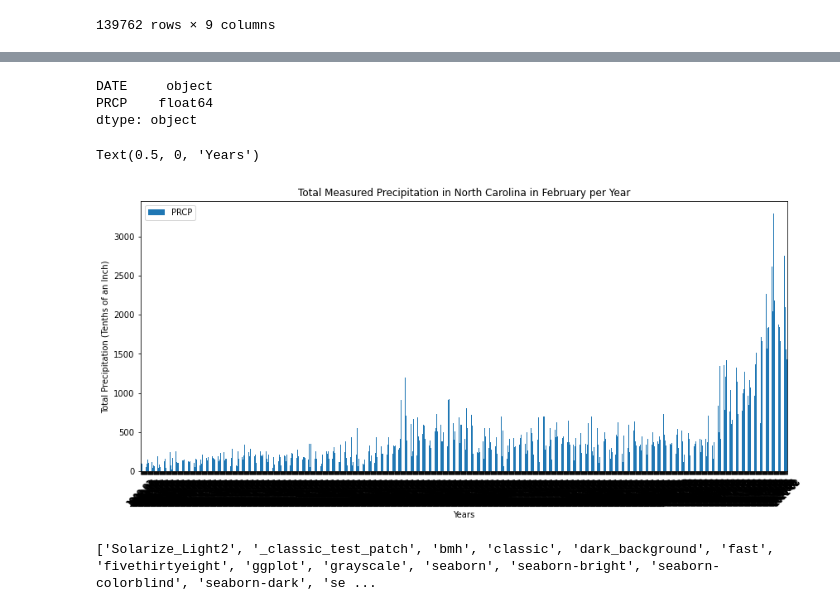
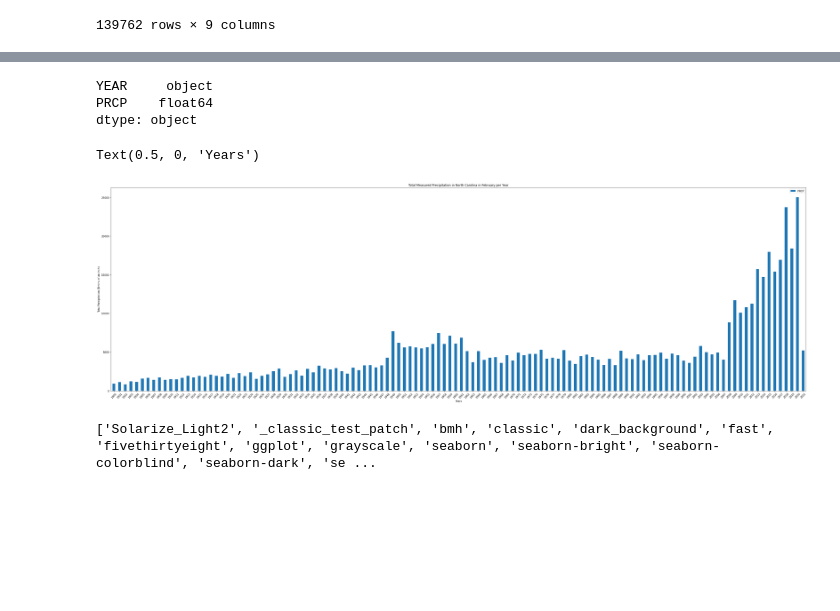
Before and after one commit to 1der4k/Data_Analysis_Project_1, a Jupyter notebook: NC_Precipitation.ipynb, the cells around one changed output, grey strips where cells are left out. Cells and saved outputs as stored; diff of their text form; code cells hidden in the pictures; blank space fills up the shorter version.

Commit message:
adjusted existed matplotlib coding to work for YEAR column rather than DATE column, adjusted bar graph figure size to accomodate increased number of data points

```diff
--- a/NC_Precipitation.ipynb
+++ b/NC_Precipitation.ipynb
@@ -167,8 +166,8 @@ total_annual_prec = total_annual_prec.reset_index()
 # %%
 # Convert total annual measured precipitation to dataframe
 
-total_annual_prec_df = pd.DataFrame(total_annual_prec)
+#total_annual_prec_df = pd.DataFrame(total_annual_prec)
 
-total_annual_prec_df.DATE.replace({"-02": ""}, regex=True)
+#total_annual_prec_df.DATE.replace({"-02": ""}, regex=True)
 
-total_annual_prec_df
+#total_annual_prec_df
@@ -189,24 +174,24 @@ total_annual_prec_df
 # %%
 total_annual_prec_df.dtypes
 # %% [output]
-DATE     object
+YEAR     object
 PRCP    float64
 dtype: object
 # %%
 # Plot bar graph
 
-bar_prec = total_annual_prec_df.plot(kind="bar", figsize = (14,6))
+bar_prec = total_annual_prec_df.plot(kind="bar", figsize = (50,15))
 
 plt.title("Total Measured Precipitation in North Carolina in February per Year")
 
-bar_prec.set_xticklabels(total_annual_prec_df["DATE"], rotation = 45)
+bar_prec.set_xticklabels(total_annual_prec_df["YEAR"], rotation = 45)
 
 plt.ylabel("Total Precipitation (Tenths of an Inch)")
 
 plt.xlabel("Years")
 # %% [output]
 Text(0.5, 0, 'Years')
-[figure, old version]
+[figure, new version]
 # %%
 # matplotlib available styles
 
```
Also changed, not shown: parts of 5 cells of this notebook.
